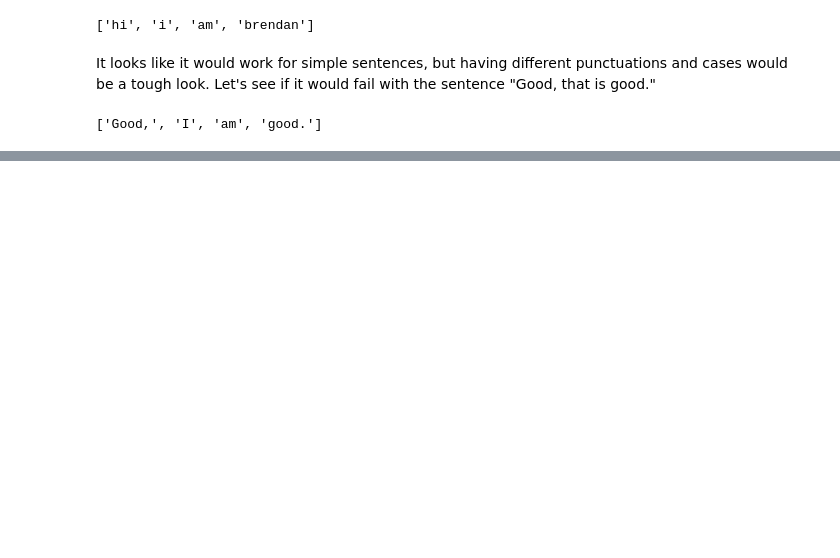
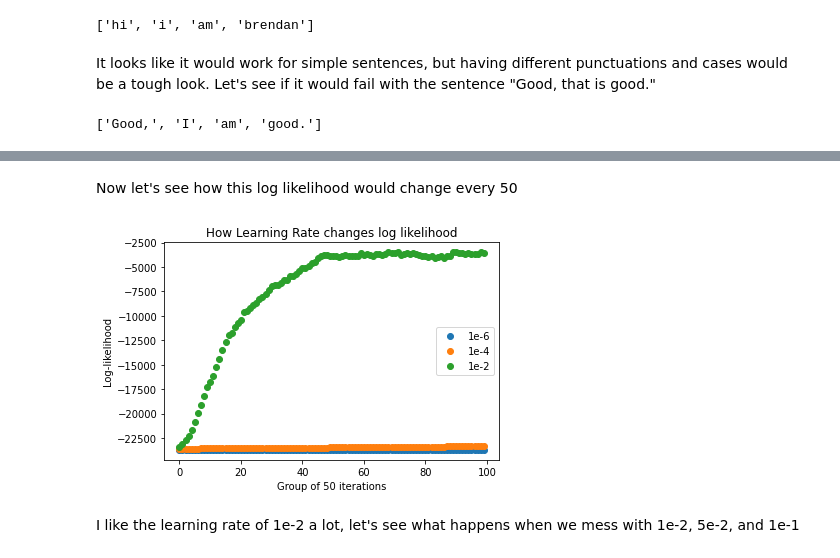
Before and after one commit to bmatt23/SI630, a Jupyter notebook: homework_1/homework_1.ipynb, the cells around one changed output, grey strips where cells are left out. Saved outputs shown, nothing was run; the diff lists cells and outputs as text; code cells hidden in the pictures; blank space fills up the shorter version.

```diff
--- a/homework_1/homework_1.ipynb
+++ b/homework_1/homework_1.ipynb
@@ -46,0 +280,24 @@ better_tokenize('brendan!matthys')
+# %%
+X = S
+Y = train.sarcastic
+learning_rate_2 = 1e-6
+learning_rate_3 = 1e-4
+learning_rate_4 = 1e-2
+num_step = 5000
+result_2 = logisitic_regression_2(X, Y, learning_rate_2, num_step)
+result_3 = logisitic_regression_2(X, Y, learning_rate_3, num_step)
+result_4 = logisitic_regression_2(X, Y, learning_rate_4, num_step)
+# %% [markdown]
+Now let's see how this log likelihood would change every 50
+# %%
+for result in [result_2, result_3, result_4]:
+    plt.scatter(x = list(range(len(result[1][::50]))), y = result[1][::50])
+plt.title('How Learning Rate changes log likelihood')
+plt.xlabel('Group of 50 iterations')
+plt.ylabel('Log-likelihood')
+plt.legend(['1e-6','1e-4','1e-2'], loc = "right")
+plt.show()
+# %% [output]
+[figure, added]
+# %% [markdown]
+I like the learning rate of 1e-2 a lot, let's see what happens when we mess with 1e-2, 5e-2, and 1e-1
```
Also changed, not shown: parts of 105 cells of this notebook, 2 other files.
